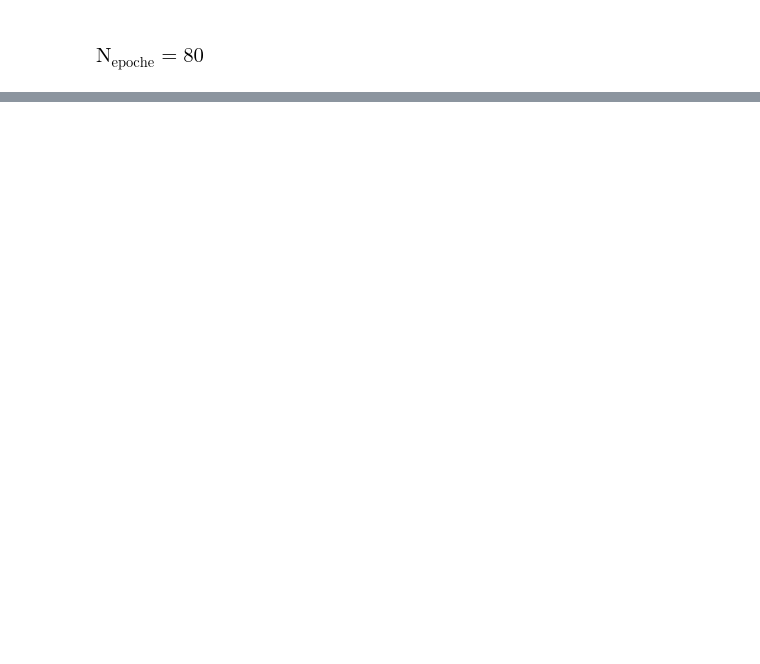
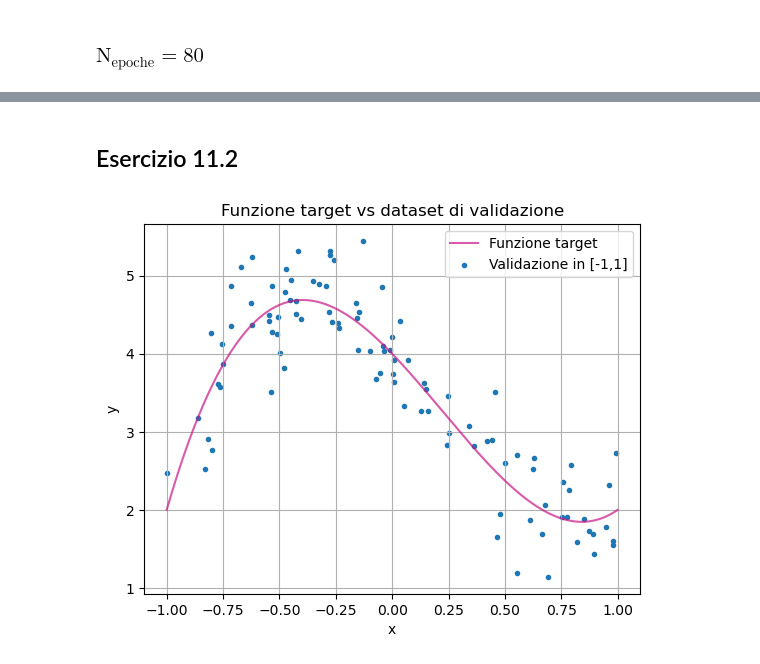
Before and after one commit to angela-bonato/LaboratorioSimulazioneNumerica, a Jupyter notebook: Es11/Esercitazione11.ipynb, the cells around one changed output, grey strips where cells are left out. Cells and saved outputs as stored; diff of their text form; code cells hidden in the pictures; blank space fills up the shorter version.

```diff
--- a/Es11/Esercitazione11.ipynb
+++ b/Es11/Esercitazione11.ipynb
@@ -409,0 +767,37 @@ plt.show()
+# %% [markdown]
+## Esercizio 11.2
+# %%
+#funzione target è 3x^3-2x^2-3x+4 ergo i parametri target sono
+a=3
+b=-2
+c=-3
+d=4
+
+#genero un modello con noise gaussiano
+sigma=0.5
+
+#genero dati di training in [-1,1]
+n_train=1000
+np.random.seed(0)
+x_train=np.random.uniform(-1, 1, n_train)
+y_train=np.random.normal(a*(x_train**3)+b*(x_train**2)+c*x_train+d, sigma) #effettivi dati per il training
+
+#genero dati di validazione in [-1,1]
+in_x_valid=np.random.uniform(-1, 1, int(n_train/10))
+in_y_valid=np.random.normal(a*(in_x_valid**3)+b*(in_x_valid**2)+c*in_x_valid+d, sigma) #effettivi dati per la validazione
+
+#genero anche punti target (i.e., ideali)
+x_target=np.linspace(-1, 1, 400)
+y_target=a*(x_target**3)+b*(x_target**2)+c*x_target+d
+
+#plot
+plt.plot(x_target, y_target, color='mediumvioletred', label='Funzione target', alpha=0.7)
+plt.scatter(in_x_valid, in_y_valid, label='Validazione in [-1,1]', marker='.')
+plt.xlabel('x')
+plt.ylabel('y')
+plt.title('Funzione target vs dataset di validazione')
+plt.legend()
+plt.grid(True)
+plt.show()
+# %% [output]
+[figure, added]
```
Also changed, not shown: parts of 36 cells of this notebook.
